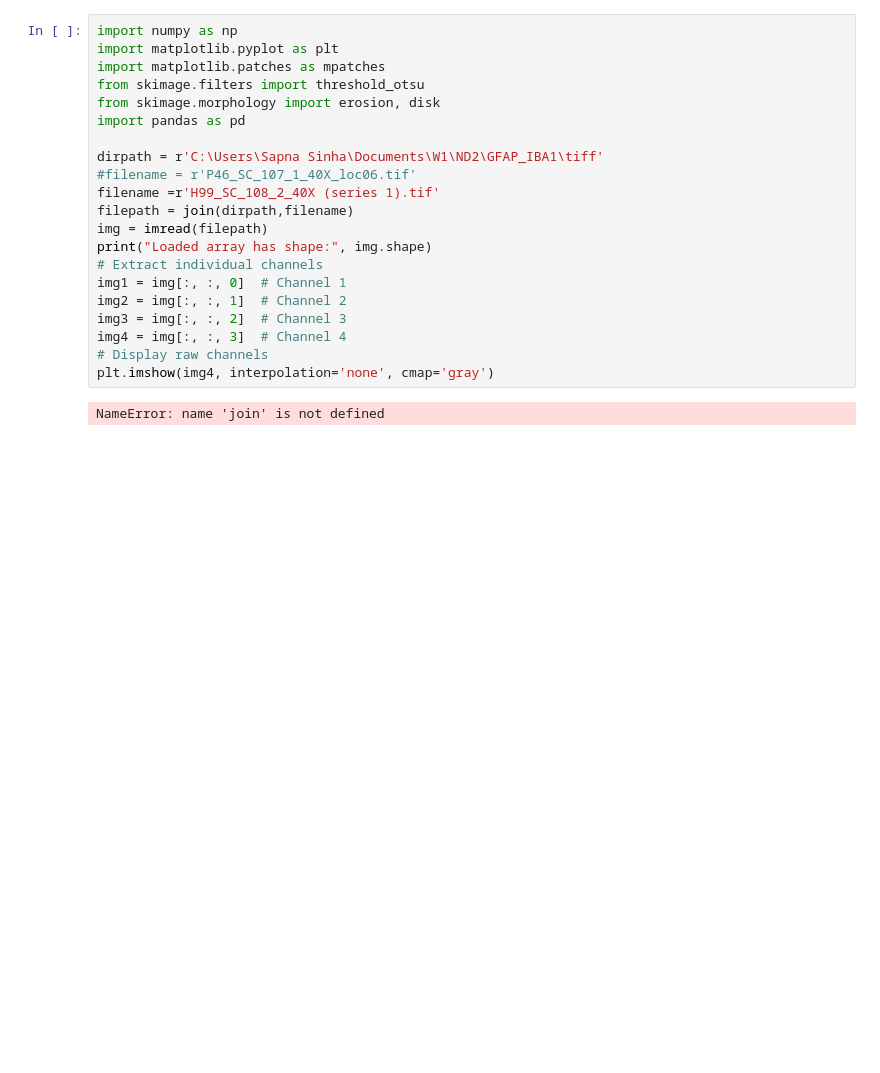
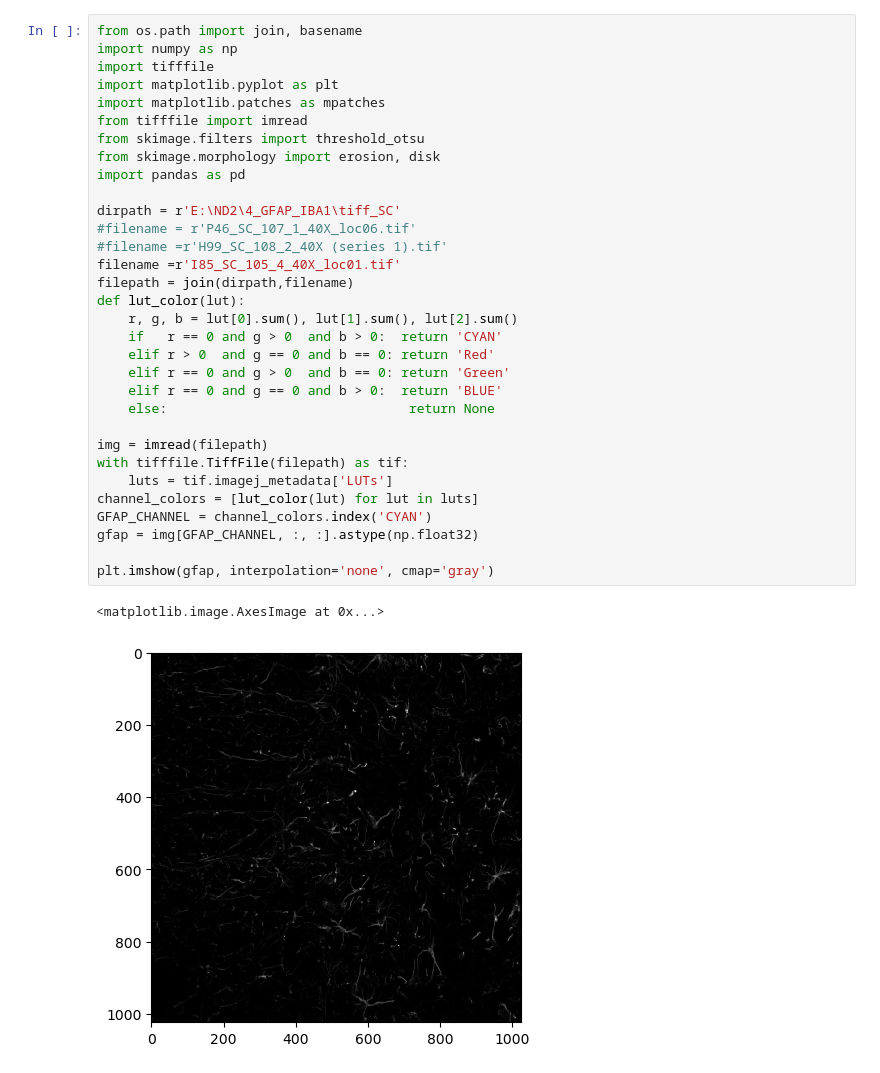
Before and after one commit to sapnafisch/Confocal_Analysis_Opto-PNS-project, a Jupyter notebook: gfap_iba1_localized.ipynb, the cells around one changed output. Cells and saved outputs as stored; diff of their text form; blank space fills up the shorter version.

```diff
--- a/gfap_iba1_localized.ipynb
+++ b/gfap_iba1_localized.ipynb
@@ -1,24 +1,36 @@
 # %%
+from os.path import join, basename
 import numpy as np
+import tifffile
 import matplotlib.pyplot as plt
 import matplotlib.patches as mpatches
+from tifffile import imread
 from skimage.filters import threshold_otsu
 from skimage.morphology import erosion, disk
 import pandas as pd
 
-dirpath = r'C:\Users\Sapna Sinha\Documents\W1\ND2\GFAP_IBA1\tiff'
+dirpath = r'E:\ND2\4_GFAP_IBA1\tiff_SC'
 #filename = r'P46_SC_107_1_40X_loc06.tif'
-filename =r'H99_SC_108_2_40X (series 1).tif'
+#filename =r'H99_SC_108_2_40X (series 1).tif'
+filename =r'I85_SC_105_4_40X_loc01.tif'
 filepath = join(dirpath,filename)
+def lut_color(lut):
+    r, g, b = lut[0].sum(), lut[1].sum(), lut[2].sum()
+    if   r == 0 and g > 0  and b > 0:  return 'CYAN'
+    elif r > 0  and g == 0 and b == 0: return 'Red'
+    elif r == 0 and g > 0  and b == 0: return 'Green'
+    elif r == 0 and g == 0 and b > 0:  return 'BLUE'
+    else:                               return None
+
 img = imread(filepath)
-print("Loaded array has shape:", img.shape)
-# Extract individual channels
-img1 = img[:, :, 0]  # Channel 1
-img2 = img[:, :, 1]  # Channel 2
-img3 = img[:, :, 2]  # Channel 3
-img4 = img[:, :, 3]  # Channel 4
-# Display raw channels
-plt.imshow(img4, interpolation='none', cmap='gray')
+with tifffile.TiffFile(filepath) as tif:
+    luts = tif.imagej_metadata['LUTs']
+channel_colors = [lut_color(lut) for lut in luts]
+GFAP_CHANNEL = channel_colors.index('CYAN')
+gfap = img[GFAP_CHANNEL, :, :].astype(np.float32)
+
+plt.imshow(gfap, interpolation='none', cmap='gray')
 # %% [output]
-NameError: name 'join' is not defined
+<matplotlib.image.AxesImage at 0x...>
+[figure, added]
 # %%
```
Also changed, not shown: parts of 2 cells of this notebook.
